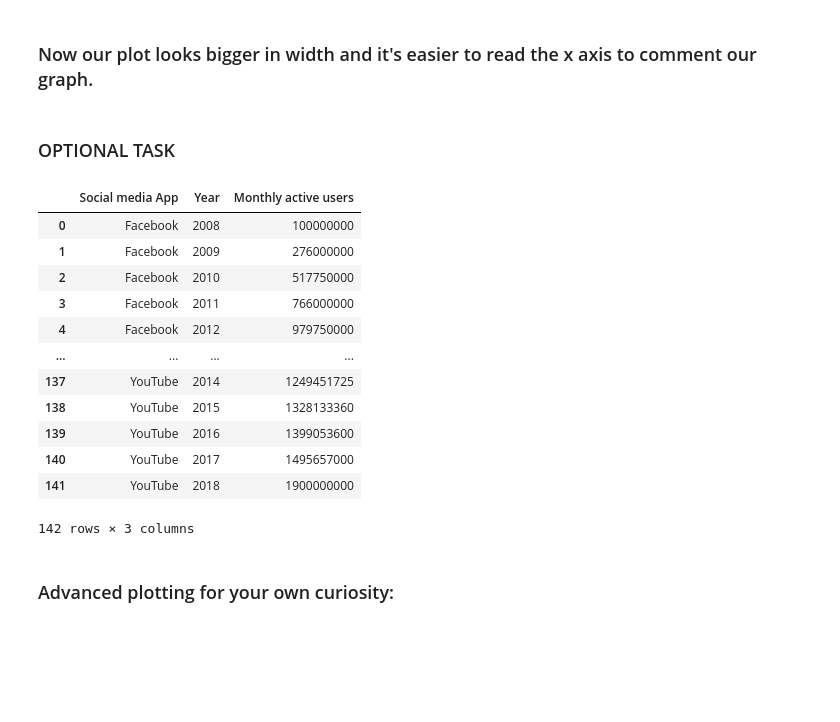
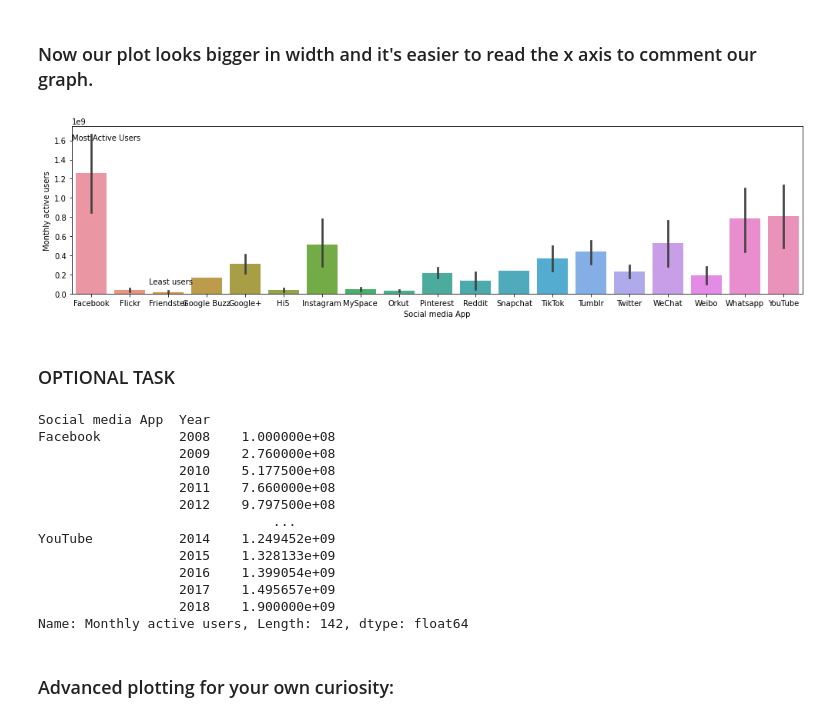
Before and after one commit to BenMasonG/TAA_data_science_bootcamp, a Jupyter notebook: week09_python_pandas/pandas-HL.ipynb, the cells around one changed output. Cells and saved outputs as stored; diff of their text form; code cells hidden in the pictures; blank space fills up the shorter version.

Commit message:
Comments added to graph and optional task completed

```diff
--- a/week09_python_pandas/pandas-HL.ipynb
+++ b/week09_python_pandas/pandas-HL.ipynb
@@ -216,25 +220,33 @@ plt.show()
 # %%
 #Comments the graph regarding the number of monthly active users across different social media apps:
 # Which social media apps have the highest and lowest number of active users per month?
+plt.figure(figsize=(17,4)) # figsize= (Width, height in inches)
+sns.barplot(data=df, x='Social media App', y='Monthly active users')
+plt.text(-0.5, 1.6e9, 'Most Active Users')
+plt.text(1.5, 0.1e9, 'Least users')
+plt.show()
+# %% [output]
+[figure, added]
 # %% [markdown]
 ### OPTIONAL TASK
 # %%
 #Calculate the mean of Monthly active users per Social media App and per year using the groupby() method
 # in one line of code only:
+df.groupby(['Social media App', 'Year'])['Monthly active users'].mean()
 # %% [output]
-|  | Social media App | Year | Monthly active users |
-| 0 | Facebook | 2008 | 100000000 |
-| 1 | Facebook | 2009 | 276000000 |
-| 2 | Facebook | 2010 | 517750000 |
-| 3 | Facebook | 2011 | 766000000 |
-| 4 | Facebook | 2012 | 979750000 |
-| ... | ... | ... | ... |
-| 137 | YouTube | 2014 | 1249451725 |
-| 138 | YouTube | 2015 | 1328133360 |
-| 139 | YouTube | 2016 | 1399053600 |
-| 140 | YouTube | 2017 | 1495657000 |
-| 141 | YouTube | 2018 | 1900000000 |
-142 rows × 3 columns
+Social media App  Year
+Facebook          2008    1.000000e+08
+                  2009    2.760000e+08
+                  2010    5.177500e+08
+                  2011    7.660000e+08
+                  2012    9.797500e+08
+                              ...
+YouTube           2014    1.249452e+09
+                  2015    1.328133e+09
+                  2016    1.399054e+09
+                  2017    1.495657e+09
+                  2018    1.900000e+09
+Name: Monthly active users, Length: 142, dtype: float64
 # %% [markdown]
 ### Advanced plotting for your own curiosity:
 # %%
```
Also changed, not shown: parts of 4 cells of this notebook.
